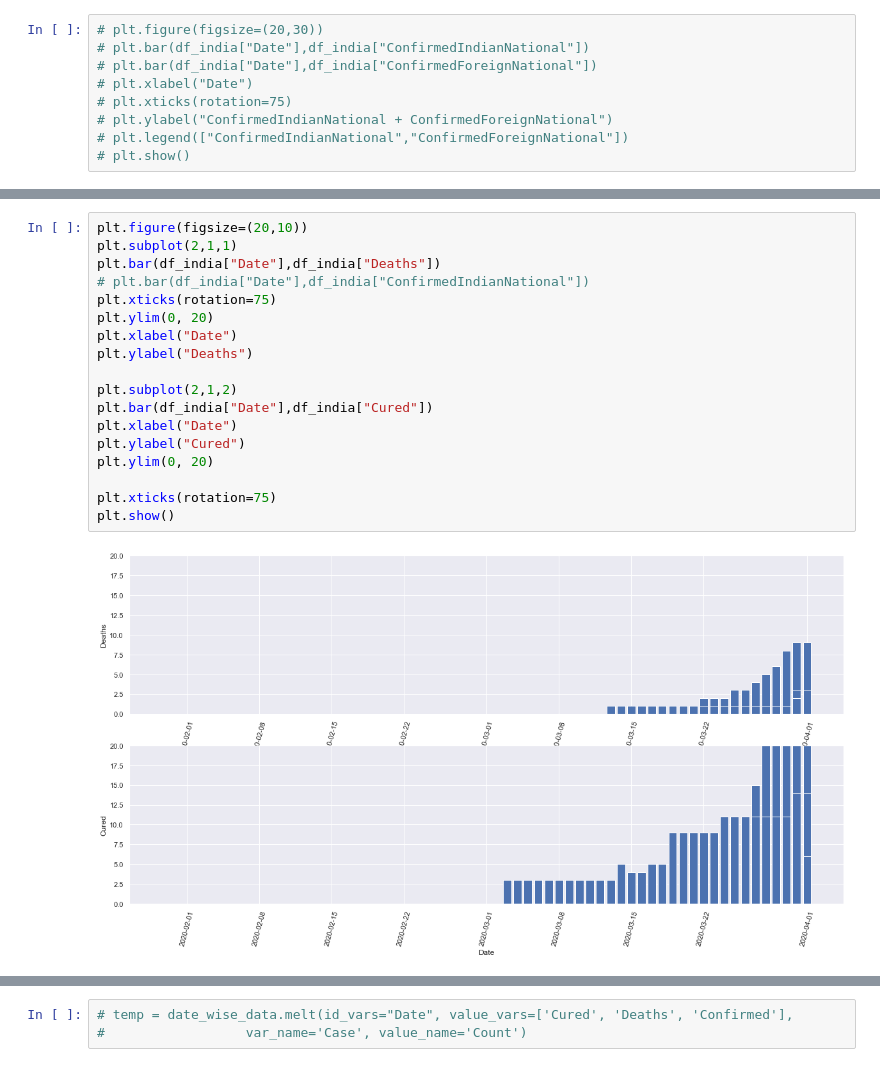
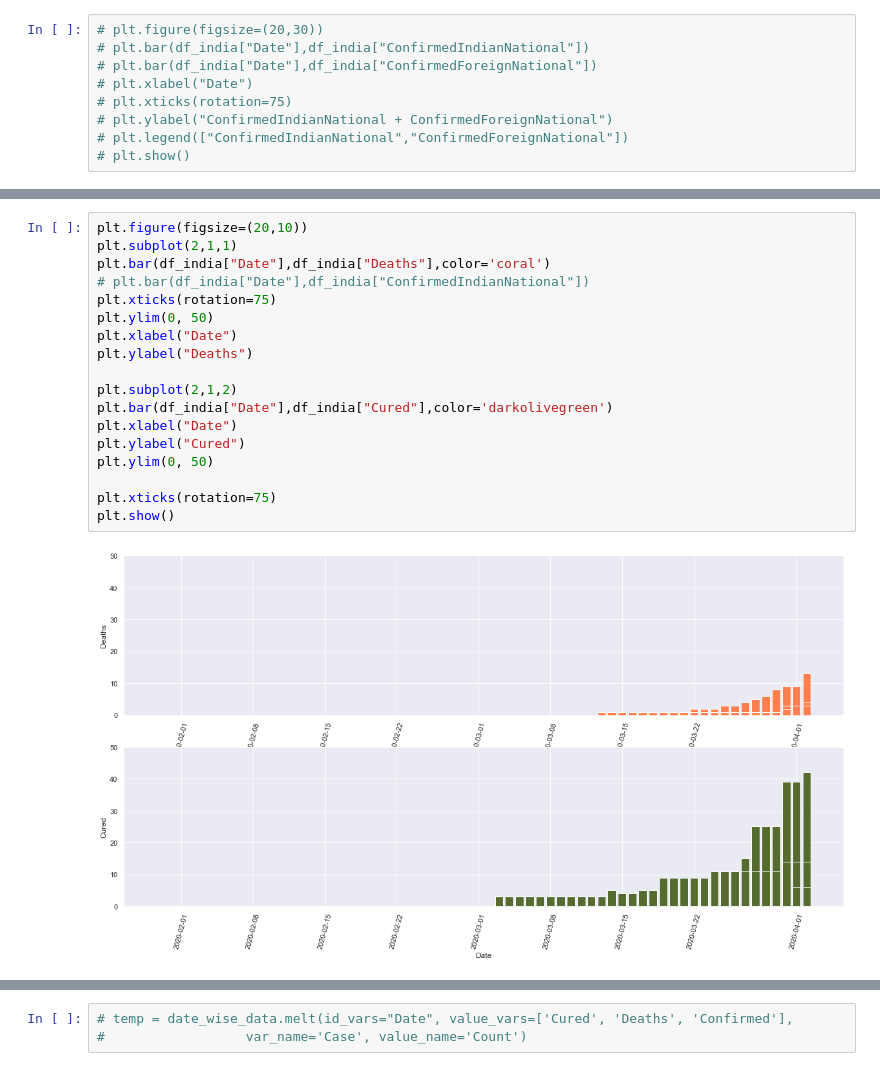
Before and after one commit to indranil180/Covid_19_India, a Jupyter notebook: COVID_India.ipynb, the cells around one changed output, grey strips where cells are left out. Cells and saved outputs as stored; diff of their text form.

```diff
--- a/COVID_India.ipynb
+++ b/COVID_India.ipynb
@@ -254,23 +254,23 @@ plt.show()
 # %%
 plt.figure(figsize=(20,10))
 plt.subplot(2,1,1)
-plt.bar(df_india["Date"],df_india["Deaths"])
+plt.bar(df_india["Date"],df_india["Deaths"],color='coral')
 # plt.bar(df_india["Date"],df_india["ConfirmedIndianNational"])
 plt.xticks(rotation=75)
-plt.ylim(0, 20)
+plt.ylim(0, 50)
 plt.xlabel("Date")
 plt.ylabel("Deaths")
 
 plt.subplot(2,1,2)
-plt.bar(df_india["Date"],df_india["Cured"])
+plt.bar(df_india["Date"],df_india["Cured"],color='darkolivegreen')
 plt.xlabel("Date")
 plt.ylabel("Cured")
-plt.ylim(0, 20)
+plt.ylim(0, 50)
 
 plt.xticks(rotation=75)
 plt.show()
 # %% [output]
-[figure, old version]
+[figure, new version]
 # %%
 plt.figure(figsize=(20,10))
 plt.subplot(2,1,1)
```
Also changed, not shown: parts of 28 cells of this notebook.
